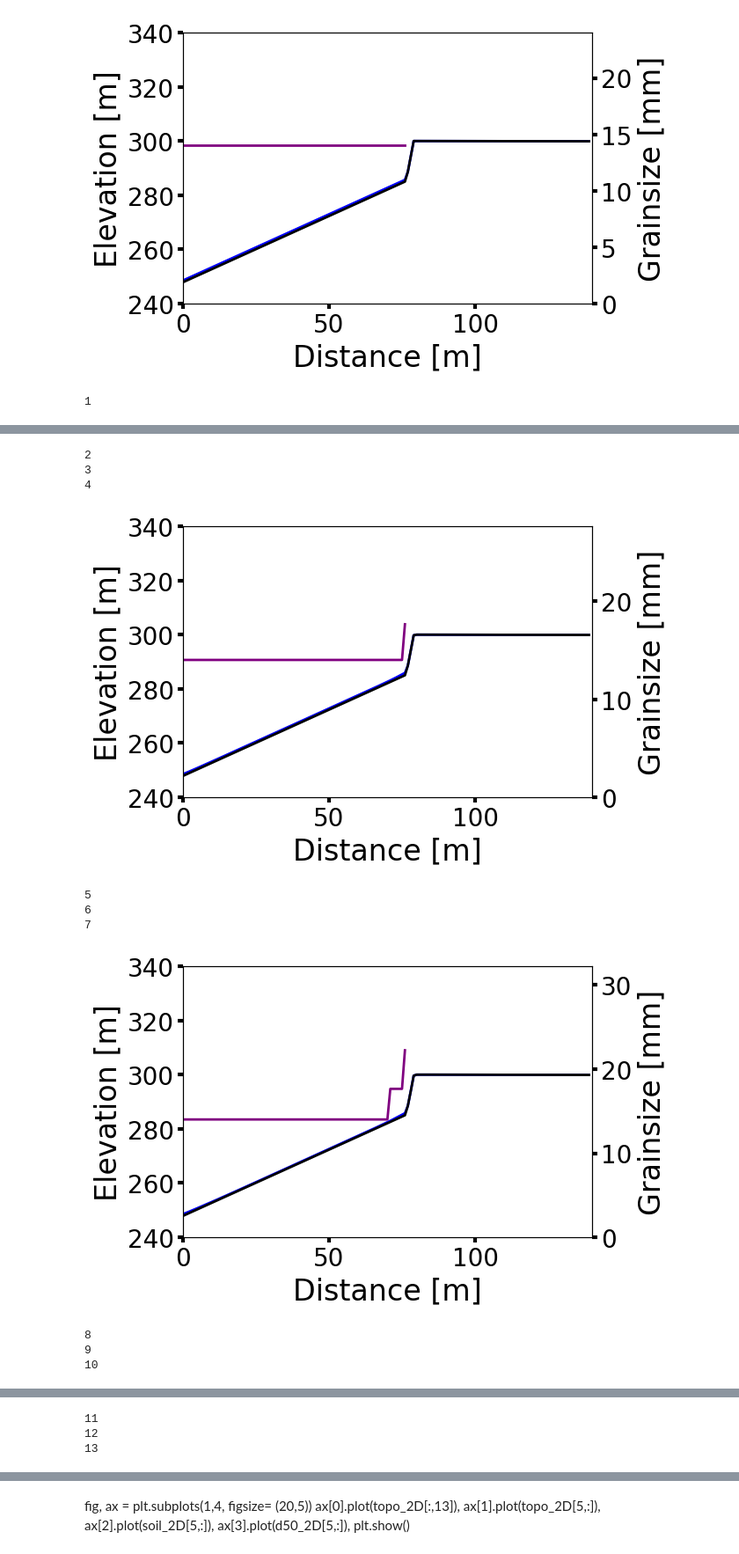
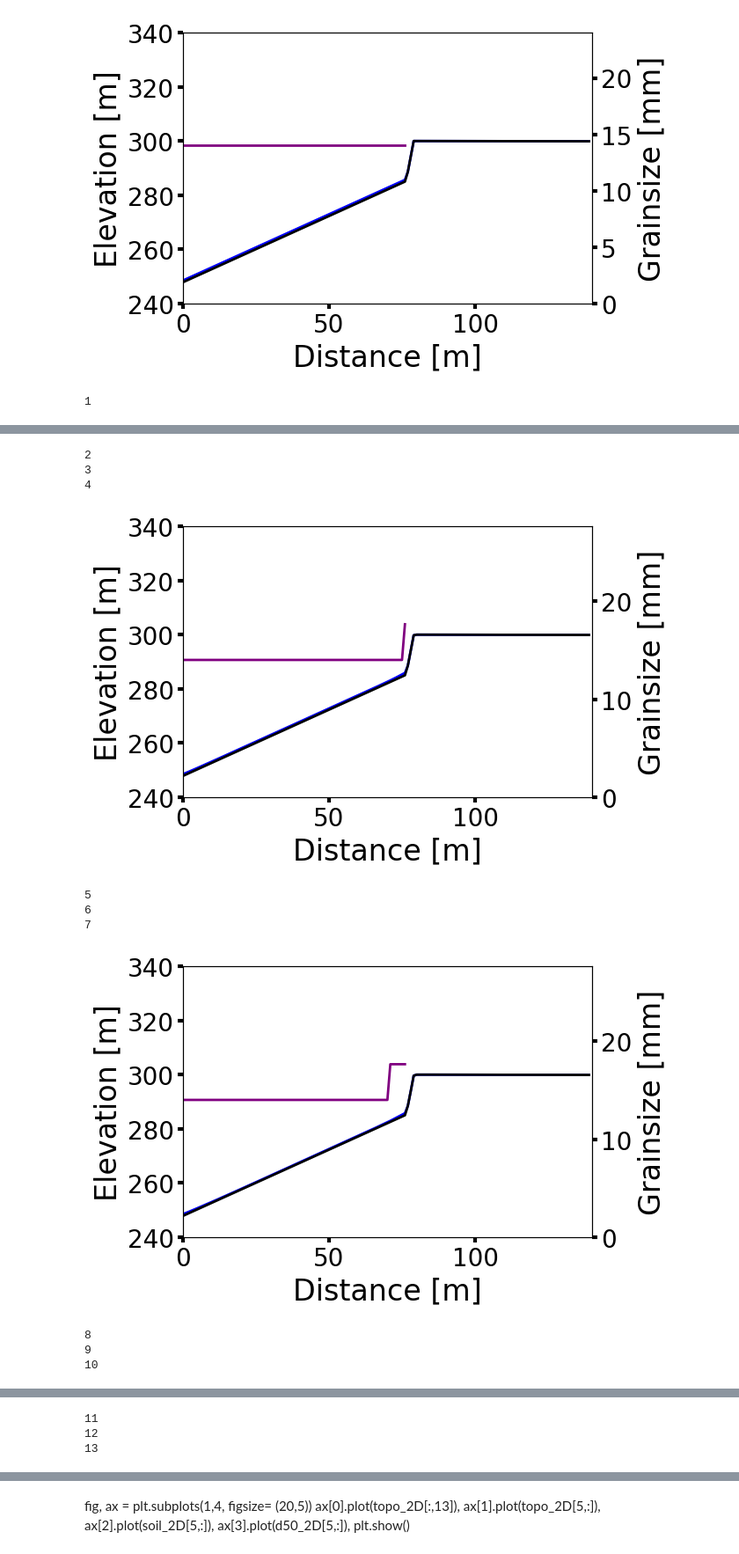
Before and after one commit to yuvalsmilo/DrylandsHillslopeLEM, a Jupyter notebook: DrylandsHillslope_main.ipynb, the cells around one changed output, grey strips where cells are left out. Shown at 88% size. Saved outputs shown, nothing was run; the diff lists cells and outputs as text; code cells hidden in the pictures.

```diff
--- a/DrylandsHillslope_main.ipynb
+++ b/DrylandsHillslope_main.ipynb
@@ -220,7 +220,7 @@ for storm_cnt in range(1, n_of_storm_to_simulate + 1):
     CS.update_mass()
     grading.update_sizes()
 
-    grading.run_one_step(A_factor = 0.001)
+    grading.run_one_step(A_factor = 0.0001)
     if storm_cnt>cnt:
         plot_topography(grid)
         cnt+=3
@@ -281,34 +281,34 @@ for storm_cnt in range(1, n_of_storm_to_simulate + 1):
             st.run_one_step(dt=dt_to_run)
             SI.run_one_step(dt=dt_to_run)
             sec_counter = 0
             while sec_counter < dt_to_run:
                 dt_to_run_of = np.min((ld._dt, dt_to_run - sec_counter))
                 ld.run_one_step(dt=dt_to_run_of)
                 sec_counter += dt_to_run_of
                 ld.calc_time_step()
         else:
             dspe.run_one_step(dt=dt_to_run)
             st.run_one_step(dt=dt_to_run)
             SI.run_one_step(dt=dt_to_run)
             ld.run_one_step(dt=dt_to_run)
 
     fr.run_one_step()
     CS.failure_run_one_step()
     fr.run_one_step()
     CS.sediment_run_out()
     CS.update_mass()
     grading.update_sizes()
 # %% [output]
 1
 [figure]
 2
 3
 4
 [figure]
 5
 6
 7
-[figure, old version]
+[figure, new version]
 8
 9
 10
```
Also changed, not shown: parts of 2 cells of this notebook.
